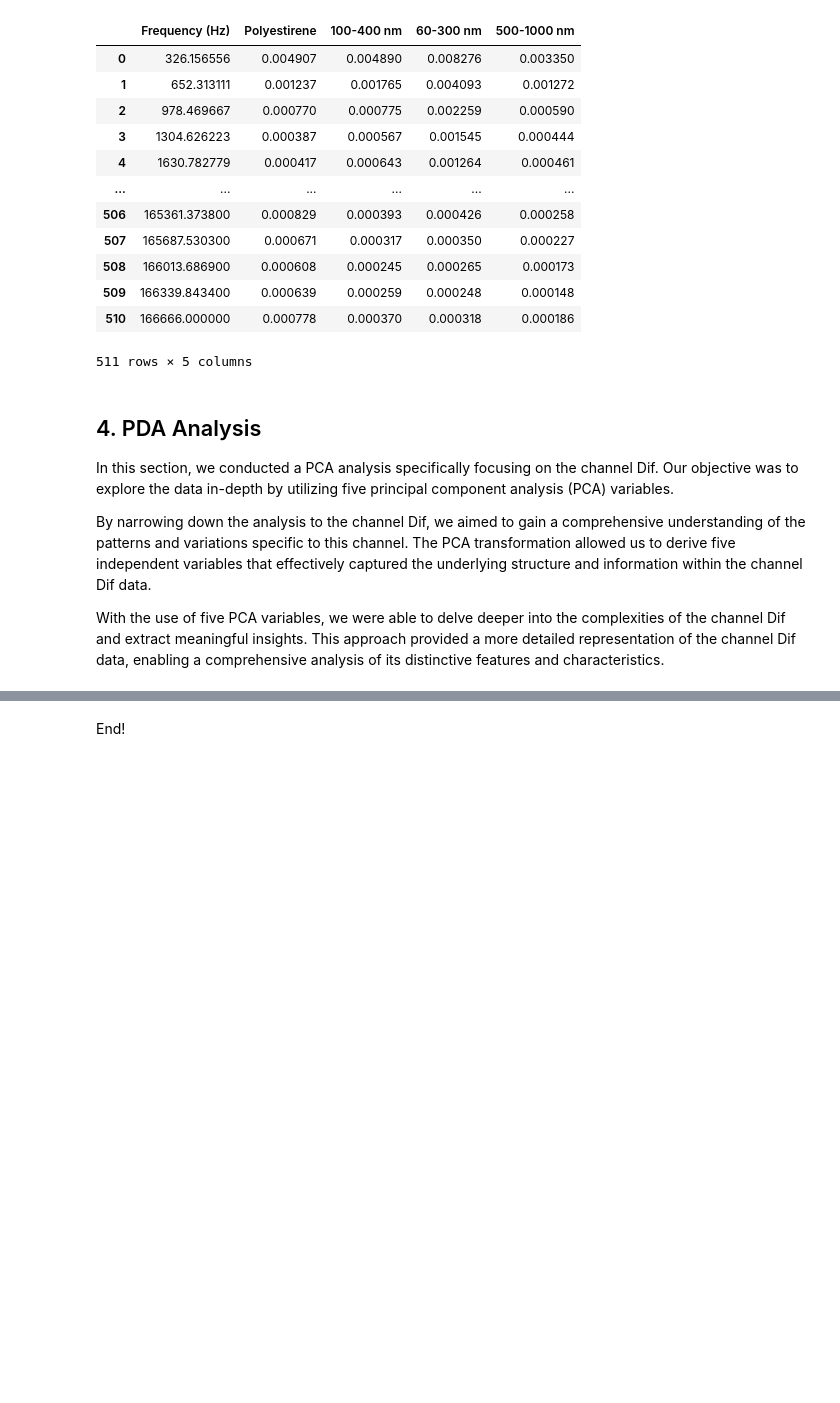
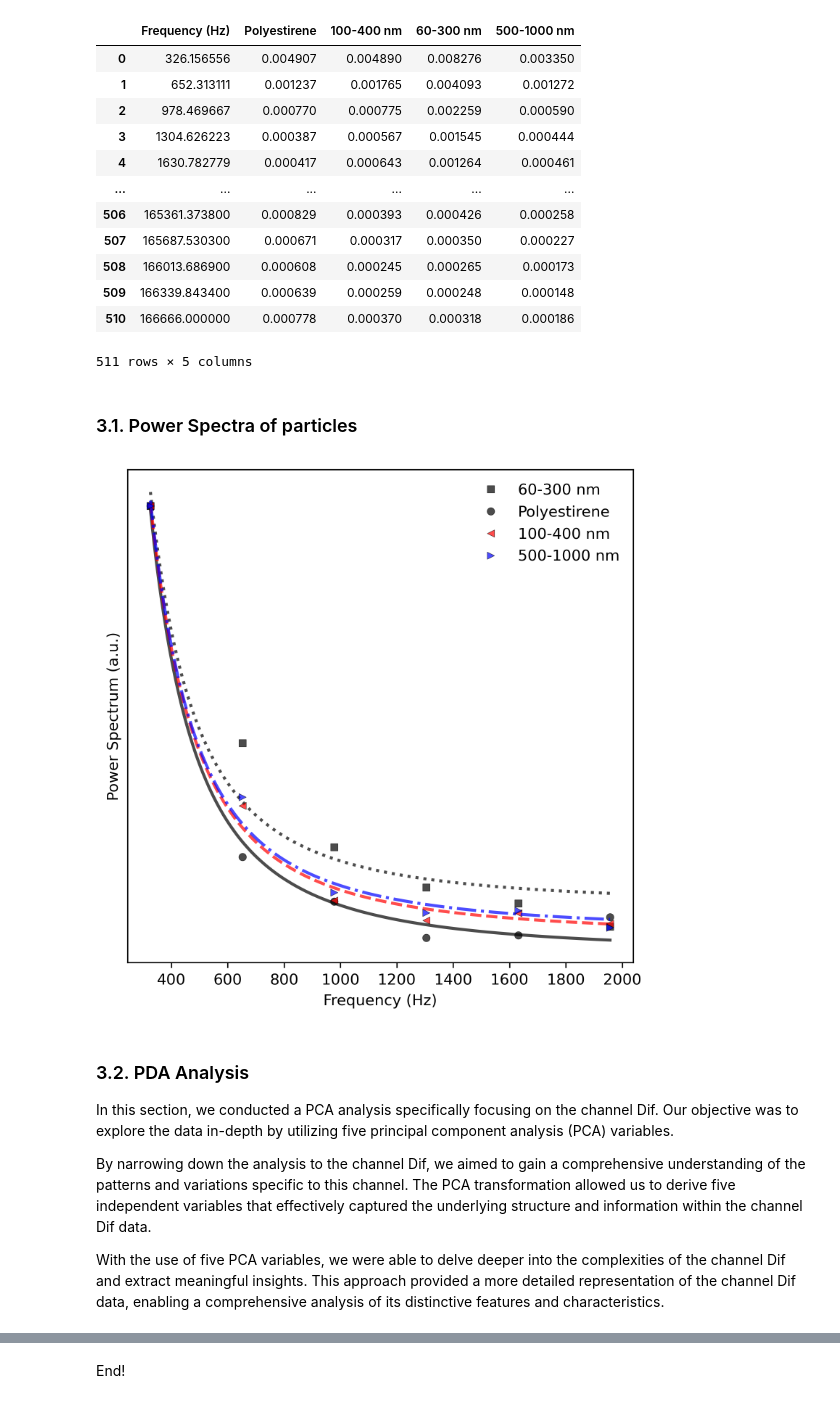
Before and after one commit to davidalejandromiranda/fedsa_public, a Jupyter notebook: data_processing.ipynb, the cells around one changed output, grey strips where cells are left out. Saved outputs shown, nothing was run; the diff lists cells and outputs as text; code cells hidden in the pictures; blank space fills up the shorter version.

```diff
--- a/data_processing.ipynb
+++ b/data_processing.ipynb
@@ -173,8 +173,82 @@ particles_data
 | 509 | 166339.843400 | 0.000639 | 0.000259 | 0.000248 | 0.000148 |
 | 510 | 166666.000000 | 0.000778 | 0.000370 | 0.000318 | 0.000186 |
 511 rows × 5 columns
+# %% [markdown]
+### 3.1. Power Spectra of particles
+# %%
+def get_power_spectrum_fitting(f, y):
+    x = 1/(2 * np.pi * f)**2
+    p = np.polyfit(x, y, 1)
+    ffit = np.linspace(min(f), max(f), 1000)
+    xfit = 1/(2 * np.pi * ffit)**2
+    yfit = np.polyval(p, xfit)
+    return ffit, yfit
+# %%
+particles_info = [
+        {
+            'label':'60-300 nm',
+            'linestyle':'dotted',
+            'marker':'s',
+            'markersize':5,
+            'linewidth': 1,
+            'color':'black',
+            'alpha':0.7,
+            'markerfacecolor':'black',
+            'markeredgewidth':0.3,
+        },
+        {
+            'label':'Polyestirene',
+            'linestyle':'-',
+            'marker':'o',
+            'markersize':5,
+            'linewidth': 1,
+            'color':'black',
+            'alpha':0.7,
+            'markerfacecolor':'black',
+            'markeredgewidth':0.3,
+        },
+        {
+            'label':'100-400 nm',
+            'linestyle':'--',
+            'marker':'<',
+            'markersize':5,
+            'linewidth': 1,
+            'color':'black',
+            'alpha':0.7,
+            'markerfacecolor':'red',
+            'markeredgewidth':0.3,
+        },
+        {
+            'label':'500-1000 nm',
+            'linestyle':'-.',
+            'marker':'>',
+            'markersize':5,
+            'linewidth': 1,
+            'color':'black',
+            'alpha':0.7,
+            'markerfacecolor':'blue',
+            'markeredgewidth':0.3,
+        },
+    ]
+x = particles_data['Frequency (Hz)']
+k = x<2000
+plt.figure(dpi=dpi, figsize=(6, 6))
+for args in particles_info:
+    y = particles_data[args['label']]
+    y /= max(y[k])
+    xfit, yfit = get_power_spectrum_fitting(x[k], y[k])
+    plt.plot(xfit, yfit, color=args['markerfacecolor'], linestyle=args['linestyle'], alpha=0.7, lw=2)
+    args['linestyle']='None'
+    plt.plot(x[k], y[k],**args)
+plt.yticks([])
+plt.xlabel('Frequency (Hz)')
+plt.ylabel('Power Spectrum (a.u.)')
+plt.axis()
+_ = plt.legend(edgecolor='none')
+# %% [output]
+[figure, added]
 # %% [markdown]
-## 4. PDA Analysis
+### 3.2. PDA Analysis
 
 In this section, we conducted a PCA analysis specifically focusing on the channel Dif. Our objective was to explore the data in-depth by utilizing five principal component analysis (PCA) variables.
 
```
Also changed, not shown: parts of 3 cells of this notebook.
